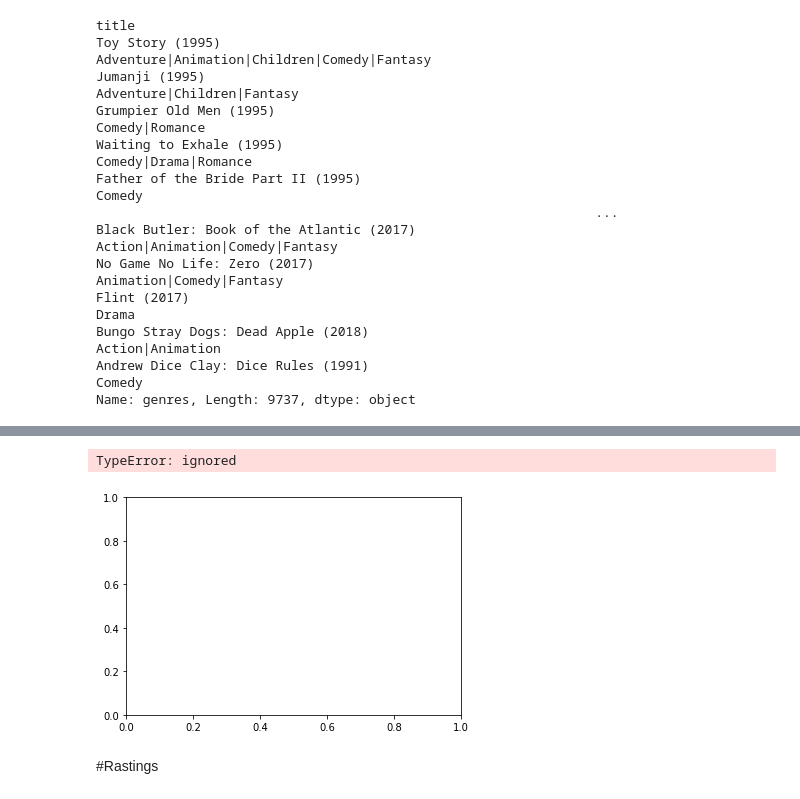
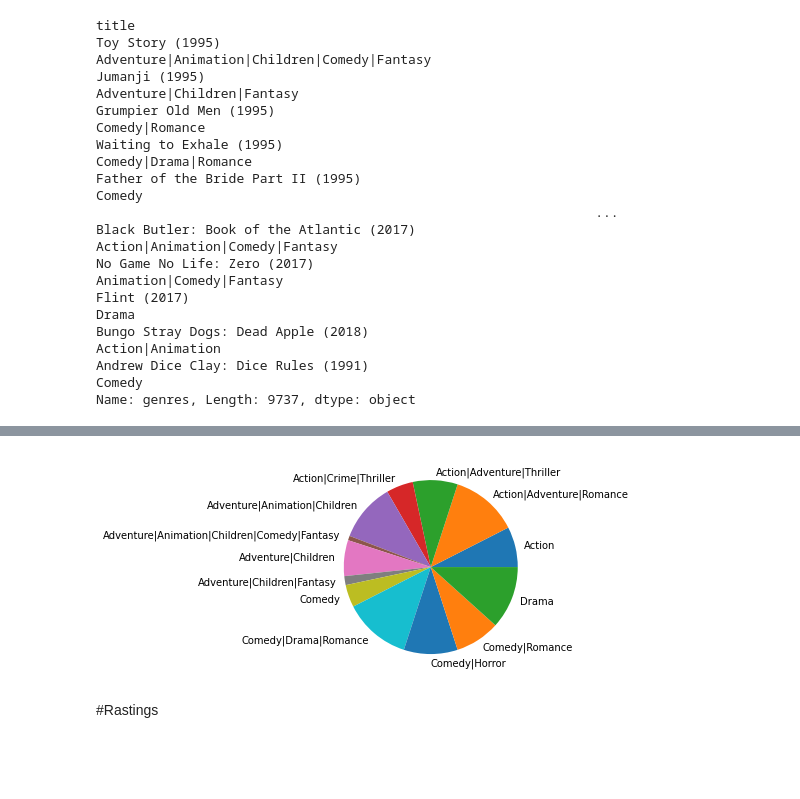
Before and after one commit to SamiraHabib/Movies_University, a Jupyter notebook: Faculdade_provadepython.ipynb, the cells around one changed output, grey strips where cells are left out. Saved outputs shown, nothing was run; the diff lists cells and outputs as text; code cells hidden in the pictures; blank space fills up the shorter version.

```diff
--- a/Faculdade_provadepython.ipynb
+++ b/Faculdade_provadepython.ipynb
@@ -227,8 +226,0 @@ data_movie["genres"].value_counts().head(20).plot(kind="bar")
-# %%
-grupos = data_movie['genres'].dtypes
-valores = [1, 100, 1000]
-plt.barh(grupos, valores)
-plt.show()
-# %% [output]
-TypeError: ignored
-[figure, removed]
@@ -253,3 +227,10 @@ plt.show()
+# %%
+soma_movie = data_movie.movieId.groupby(data_movie.genres.head(15)).sum()
+plt.axis('equal');
+plt.pie(soma_movie, labels=soma_movie.index);
+plt.show()
+# %% [output]
+[figure, added]
 # %% [markdown]
 #Rastings
 # %%
```
Also changed, not shown: parts of 7 cells of this notebook.
